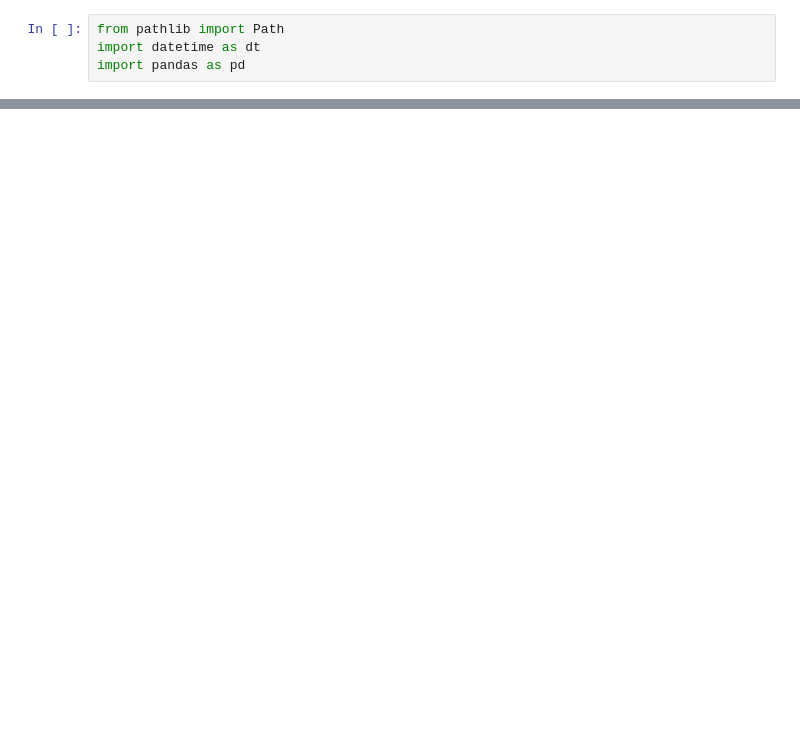
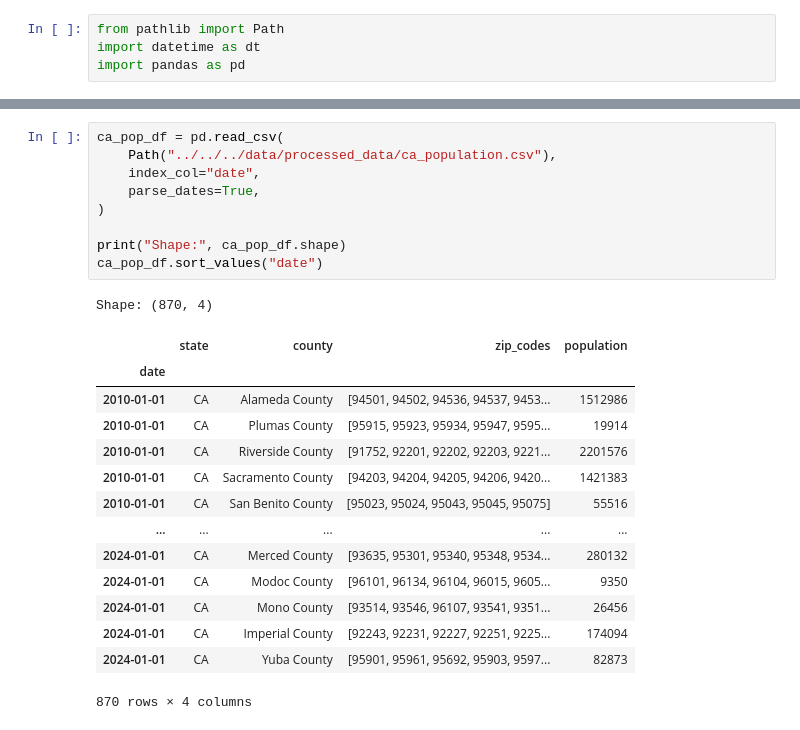
Before and after one commit to rune-encoder/Project-1, a Jupyter notebook: notebooks/individual_work/christian_exploration/christian_exploration.ipynb, the cells around one changed output, grey strips where cells are left out. Cells and saved outputs as stored; diff of their text form; blank space fills up the shorter version.

```diff
--- a/notebooks/individual_work/christian_exploration/christian_exploration.ipynb
+++ b/notebooks/individual_work/christian_exploration/christian_exploration.ipynb
@@ -56,3 +81,28 @@ Shape: (2542443, 4)
+# %%
+ca_pop_df = pd.read_csv(
+    Path("../../../data/processed_data/ca_population.csv"),
+    index_col="date",
+    parse_dates=True,
+)
+
+print("Shape:", ca_pop_df.shape)
+ca_pop_df.sort_values("date")
+# %% [output]
+Shape: (870, 4)
+|  | state | county | zip_codes | population |
+| date |  |  |  |  |
+| 2010-01-01 | CA | Alameda County | [94501, 94502, 94536, 94537, 9453... | 1512986 |
+| 2010-01-01 | CA | Plumas County | [95915, 95923, 95934, 95947, 9595... | 19914 |
+| 2010-01-01 | CA | Riverside County | [91752, 92201, 92202, 92203, 9221... | 2201576 |
+| 2010-01-01 | CA | Sacramento County | [94203, 94204, 94205, 94206, 9420... | 1421383 |
+| 2010-01-01 | CA | San Benito County | [95023, 95024, 95043, 95045, 95075] | 55516 |
+| ... | ... | ... | ... | ... |
+| 2024-01-01 | CA | Merced County | [93635, 95301, 95340, 95348, 9534... | 280132 |
+| 2024-01-01 | CA | Modoc County | [96101, 96134, 96104, 96015, 9605... | 9350 |
+| 2024-01-01 | CA | Mono County | [93514, 93546, 96107, 93541, 9351... | 26456 |
+| 2024-01-01 | CA | Imperial County | [92243, 92231, 92227, 92251, 9225... | 174094 |
+| 2024-01-01 | CA | Yuba County | [95901, 95961, 95692, 95903, 9597... | 82873 |
+870 rows × 4 columns
 # %%
 tx_ev_df = pd.read_csv(
     Path("../../../data/processed_data/tx_ev_registrations.csv"),
```
Also changed, not shown: parts of 5 cells of this notebook, 1 other file.
